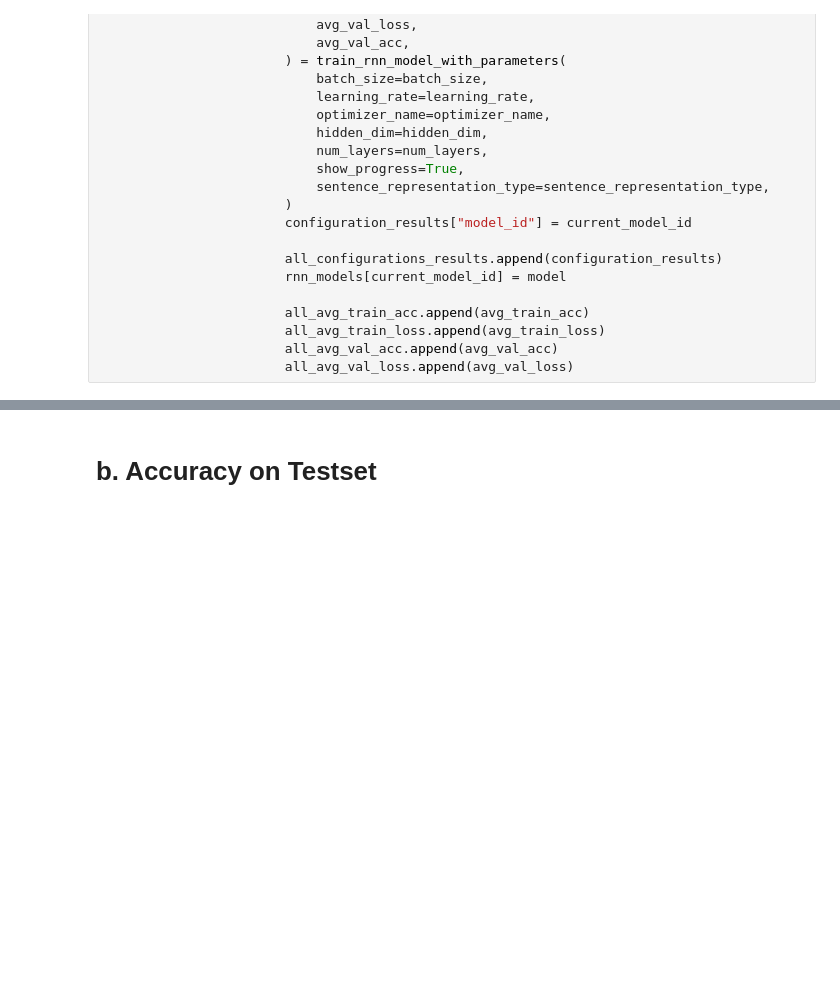
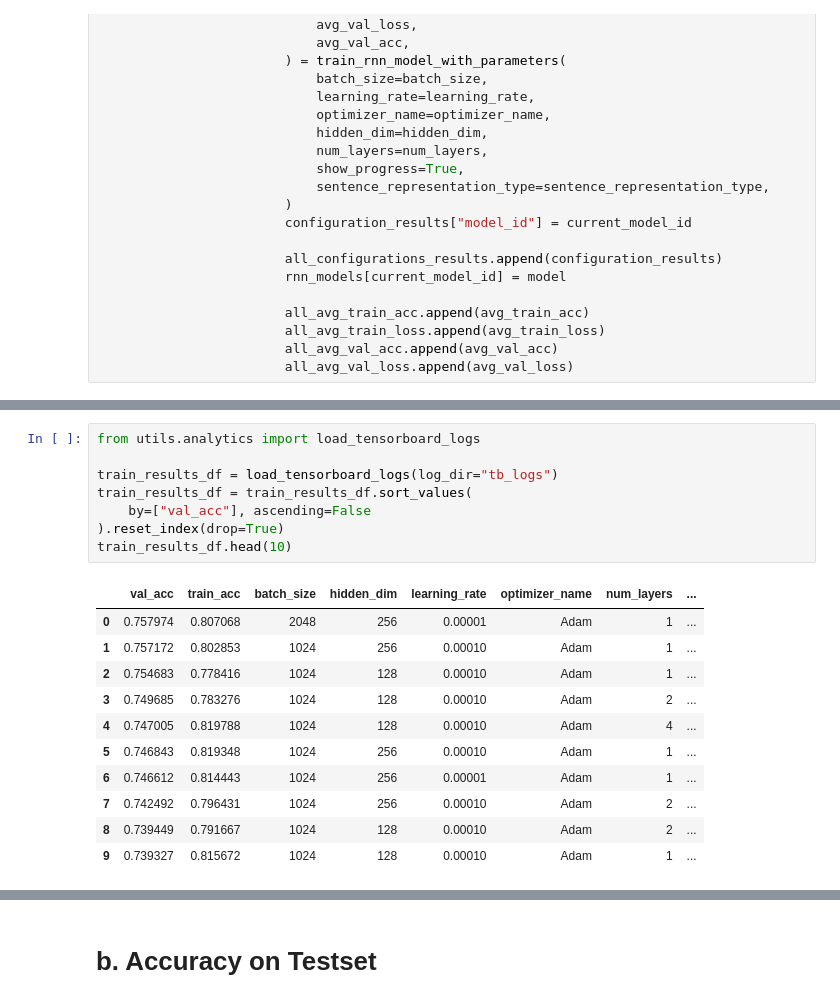
Before and after one commit to xJQx/sc4002-nlp-sentiment-classification, a Jupyter notebook: part2.ipynb, the cells around one changed output, grey strips where cells are left out. Saved outputs shown, nothing was run; the diff lists cells and outputs as text; blank space fills up the shorter version.

```diff
--- a/part2.ipynb
+++ b/part2.ipynb
@@ -221 +202,21 @@ model_configurations_results_df.sort_values(by=["val_accuracy"], ascending=False
+# %%
+from utils.analytics import load_tensorboard_logs
+
+train_results_df = load_tensorboard_logs(log_dir="tb_logs")
+train_results_df = train_results_df.sort_values(
+    by=["val_acc"], ascending=False
+).reset_index(drop=True)
+train_results_df.head(10)
+# %% [output]
+|  | val_acc | train_acc | batch_size | hidden_dim | learning_rate | optimizer_name | num_layers | ... |
+| 0 | 0.757974 | 0.807068 | 2048 | 256 | 0.00001 | Adam | 1 | ... |
+| 1 | 0.757172 | 0.802853 | 1024 | 256 | 0.00010 | Adam | 1 | ... |
+| 2 | 0.754683 | 0.778416 | 1024 | 128 | 0.00010 | Adam | 1 | ... |
+| 3 | 0.749685 | 0.783276 | 1024 | 128 | 0.00010 | Adam | 2 | ... |
+| 4 | 0.747005 | 0.819788 | 1024 | 128 | 0.00010 | Adam | 4 | ... |
+| 5 | 0.746843 | 0.819348 | 1024 | 256 | 0.00010 | Adam | 1 | ... |
+| 6 | 0.746612 | 0.814443 | 1024 | 256 | 0.00001 | Adam | 1 | ... |
+| 7 | 0.742492 | 0.796431 | 1024 | 256 | 0.00010 | Adam | 2 | ... |
+| 8 | 0.739449 | 0.791667 | 1024 | 128 | 0.00010 | Adam | 2 | ... |
+| 9 | 0.739327 | 0.815672 | 1024 | 128 | 0.00010 | Adam | 1 | ... |
 # %% [markdown]
```
Also changed, not shown: parts of 9 cells of this notebook, 2 other files.
